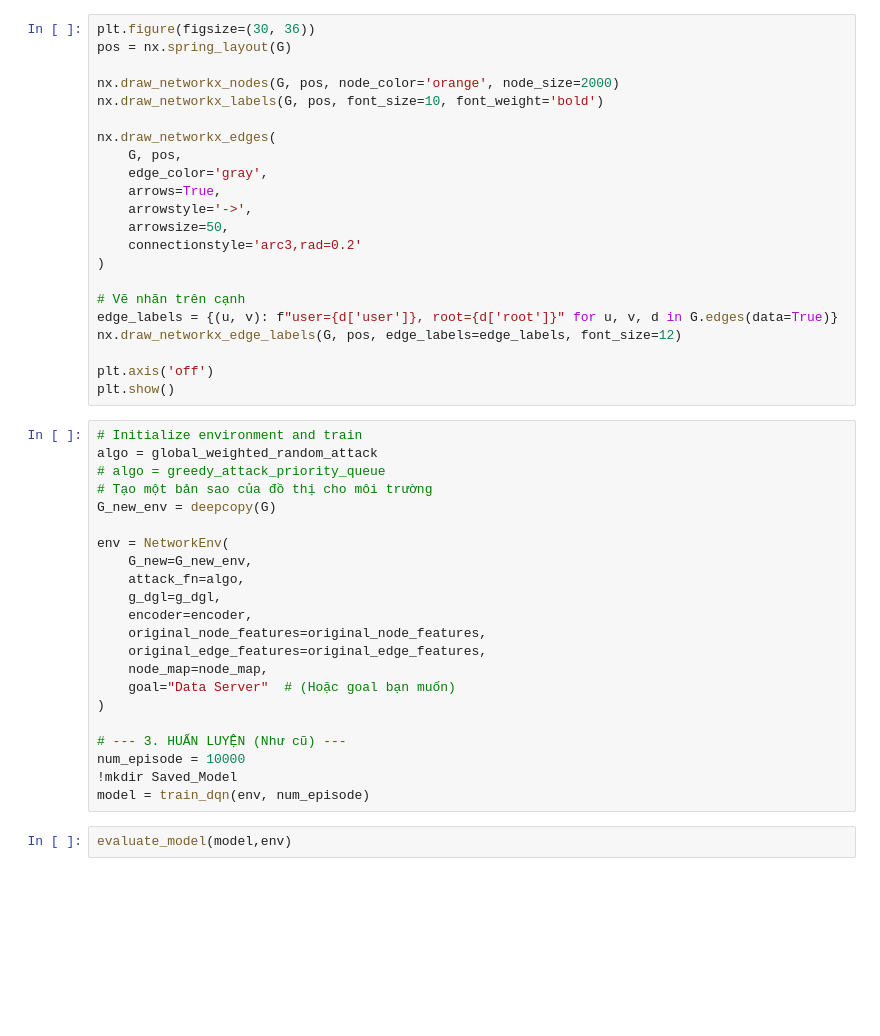
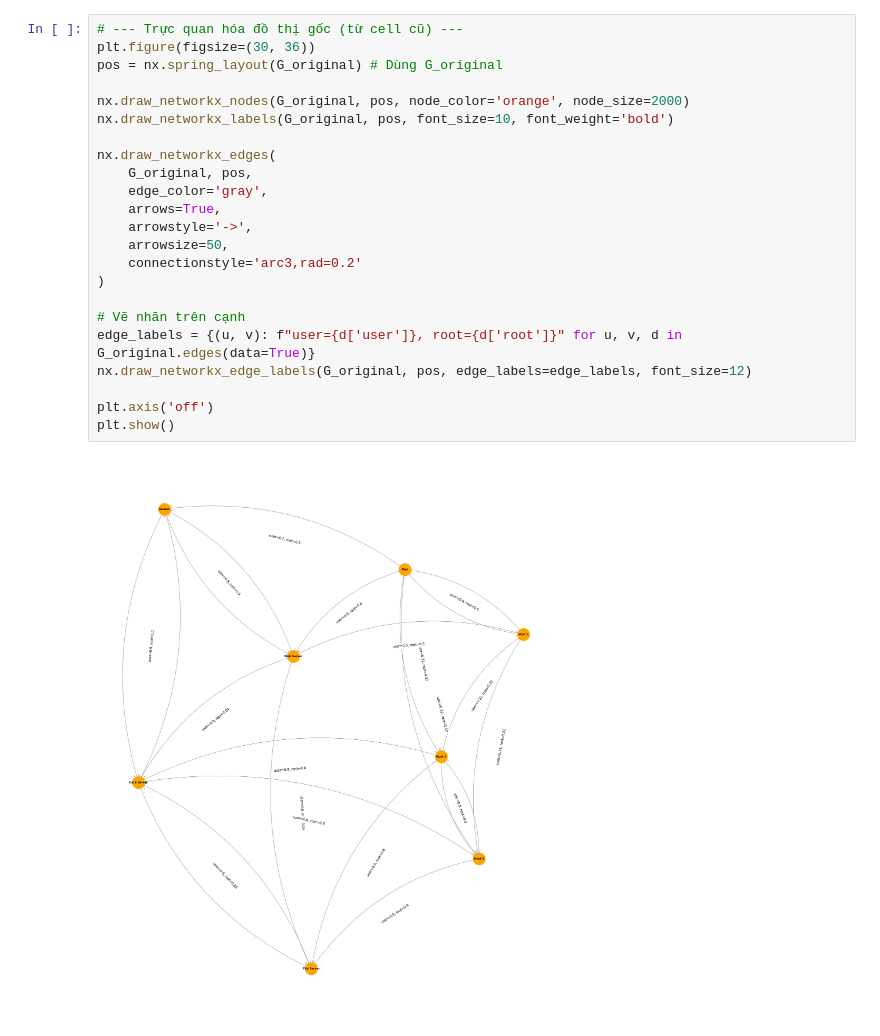
Before and after one commit to whiteshadow0201/NT505.Q11.ANTN, a Jupyter notebook: Original.ipynb, the cells around one changed output. Drawn from its saved outputs; the diff is of its cells as text; blank space fills up the shorter version.

```diff
--- a/Original.ipynb
+++ b/Original.ipynb
@@ -427,46 +400,25 @@ def train_dqn(env, num_episodes, batch_size=10, gamma=0.99, epsilon_start=1.0, e
 # %%
+# --- Trực quan hóa đồ thị gốc (từ cell cũ) ---
 plt.figure(figsize=(30, 36))
-pos = nx.spring_layout(G)
+pos = nx.spring_layout(G_original) # Dùng G_original
 
-nx.draw_networkx_nodes(G, pos, node_color='orange', node_size=2000)
-nx.draw_networkx_labels(G, pos, font_size=10, font_weight='bold')
+nx.draw_networkx_nodes(G_original, pos, node_color='orange', node_size=2000)
+nx.draw_networkx_labels(G_original, pos, font_size=10, font_weight='bold')
 
 nx.draw_networkx_edges(
-    G, pos,
+    G_original, pos,
     edge_color='gray',
     arrows=True,
     arrowstyle='->',
     arrowsize=50,
     connectionstyle='arc3,rad=0.2'
 )
 
 # Vẽ nhãn trên cạnh
-edge_labels = {(u, v): f"user={d['user']}, root={d['root']}" for u, v, d in G.edges(data=True)}
-nx.draw_networkx_edge_labels(G, pos, edge_labels=edge_labels, font_size=12)
+edge_labels = {(u, v): f"user={d['user']}, root={d['root']}" for u, v, d in G_original.edges(data=True)}
+nx.draw_networkx_edge_labels(G_original, pos, edge_labels=edge_labels, font_size=12)
 
 plt.axis('off')
 plt.show()
+# %% [output]
+[figure, added]
-# %%
-# Initialize environment and train
-algo = global_weighted_random_attack
-# algo = greedy_attack_priority_queue
-# Tạo một bản sao của đồ thị cho môi trường
-G_new_env = deepcopy(G)
-
-env = NetworkEnv(
-    G_new=G_new_env,
-    attack_fn=algo,
-    g_dgl=g_dgl,
-    encoder=encoder,
-    original_node_features=original_node_features,
-    original_edge_features=original_edge_features,
-    node_map=node_map,
-    goal="Data Server"  # (Hoặc goal bạn muốn)
-)
-
-# --- 3. HUẤN LUYỆN (Như cũ) ---
-num_episode = 10000
-!mkdir Saved_Model
-model = train_dqn(env, num_episode)
-# %%
-evaluate_model(model,env)
```
Also changed, not shown: parts of 15 cells of this notebook, 3 other files.
